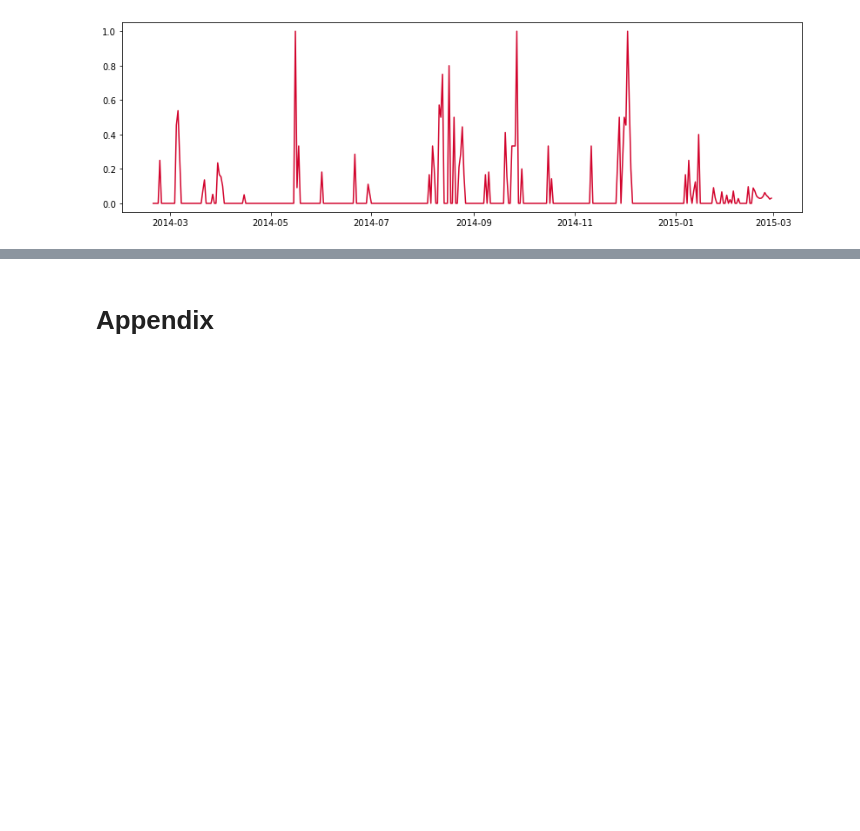
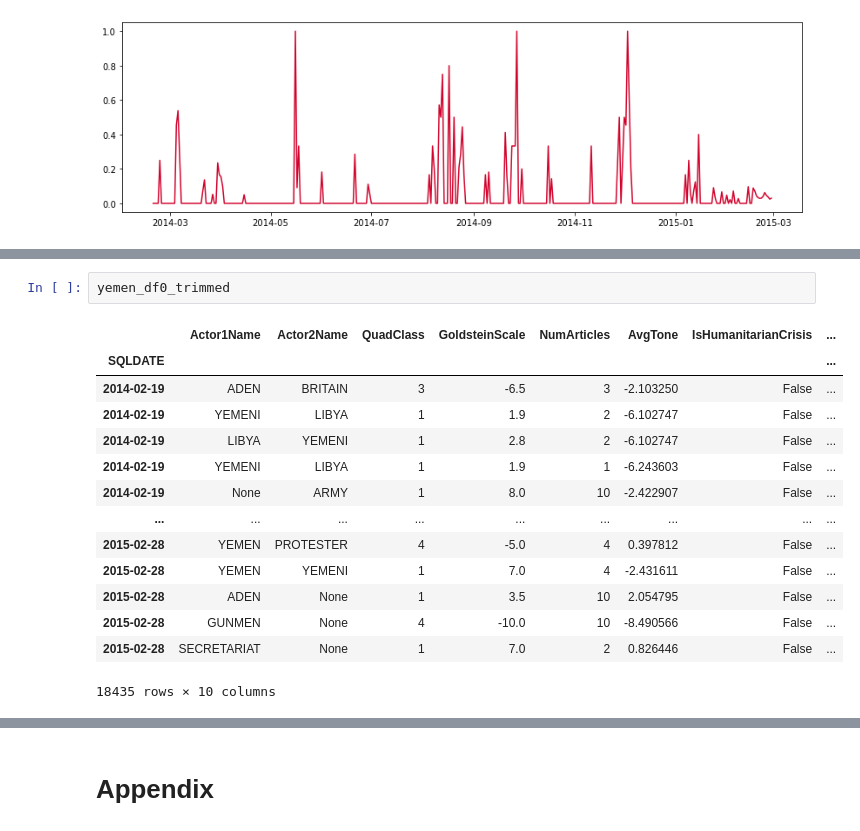
Before and after one commit to MekdiYilma/HumanitarianCrisisPrediction, a Jupyter notebook: notebooks/EDA_crisis_prediction.ipynb, the cells around one changed output, grey strips where cells are left out. Saved outputs shown, nothing was run; the diff lists cells and outputs as text; blank space fills up the shorter version.

```diff
--- a/notebooks/EDA_crisis_prediction.ipynb
+++ b/notebooks/EDA_crisis_prediction.ipynb
@@ -381,0 +405,17 @@ ax.plot(yemen_df0_selected[yemen_df0_selected.index > '2014-01-01'].index,
+# %%
+yemen_df0_trimmed
+# %% [output]
+|  | Actor1Name | Actor2Name | QuadClass | GoldsteinScale | NumArticles | AvgTone | IsHumanitarianCrisis | ... |
+| SQLDATE |  |  |  |  |  |  |  | ... |
+| 2014-02-19 | ADEN | BRITAIN | 3 | -6.5 | 3 | -2.103250 | False | ... |
+| 2014-02-19 | YEMENI | LIBYA | 1 | 1.9 | 2 | -6.102747 | False | ... |
+| 2014-02-19 | LIBYA | YEMENI | 1 | 2.8 | 2 | -6.102747 | False | ... |
+| 2014-02-19 | YEMENI | LIBYA | 1 | 1.9 | 1 | -6.243603 | False | ... |
+| 2014-02-19 | None | ARMY | 1 | 8.0 | 10 | -2.422907 | False | ... |
+| ... | ... | ... | ... | ... | ... | ... | ... | ... |
+| 2015-02-28 | YEMEN | PROTESTER | 4 | -5.0 | 4 | 0.397812 | False | ... |
+| 2015-02-28 | YEMEN | YEMENI | 1 | 7.0 | 4 | -2.431611 | False | ... |
+| 2015-02-28 | ADEN | None | 1 | 3.5 | 10 | 2.054795 | False | ... |
+| 2015-02-28 | GUNMEN | None | 4 | -10.0 | 10 | -8.490566 | False | ... |
+| 2015-02-28 | SECRETARIAT | None | 1 | 7.0 | 2 | 0.826446 | False | ... |
+18435 rows × 10 columns
```
Also changed, not shown: parts of 7 cells of this notebook.
